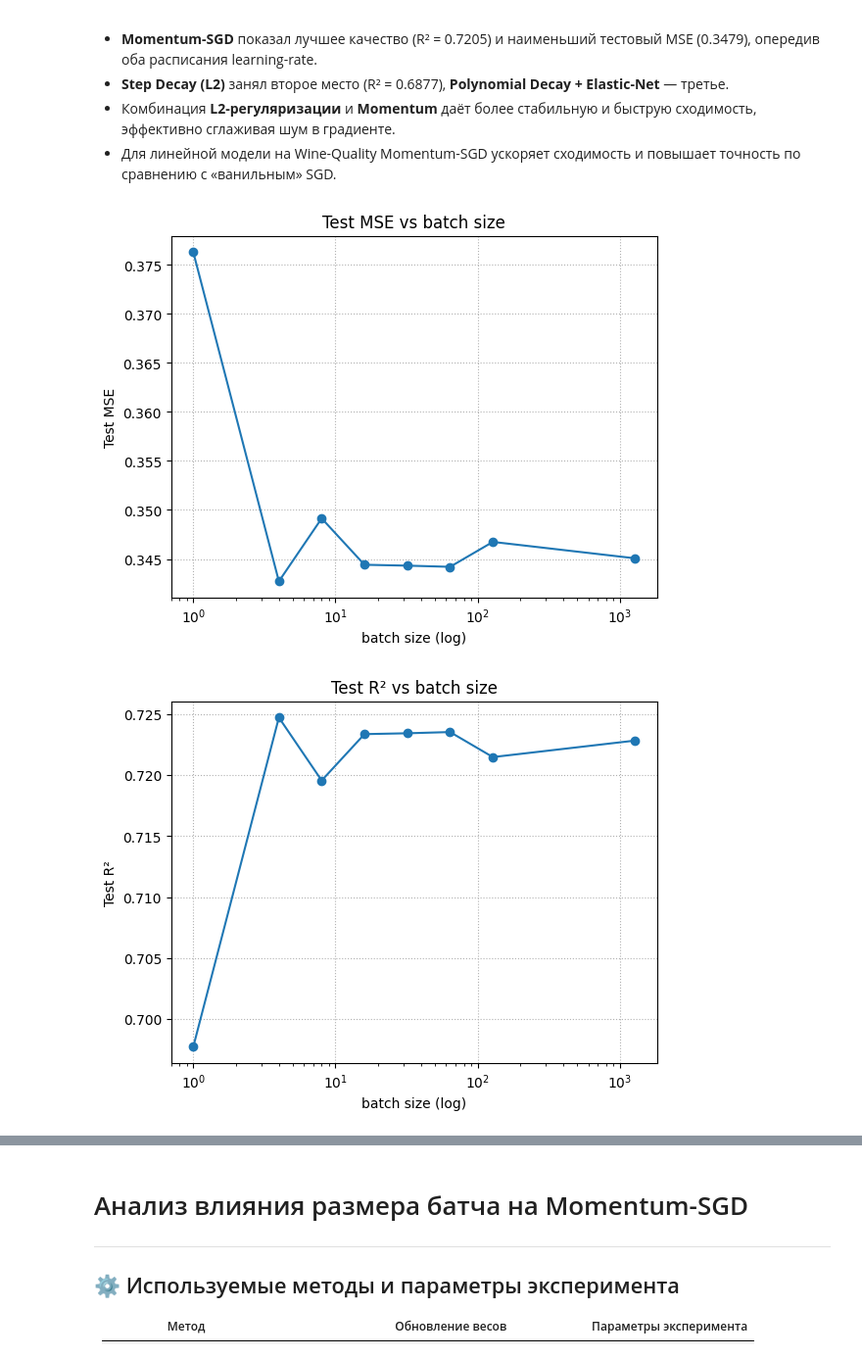
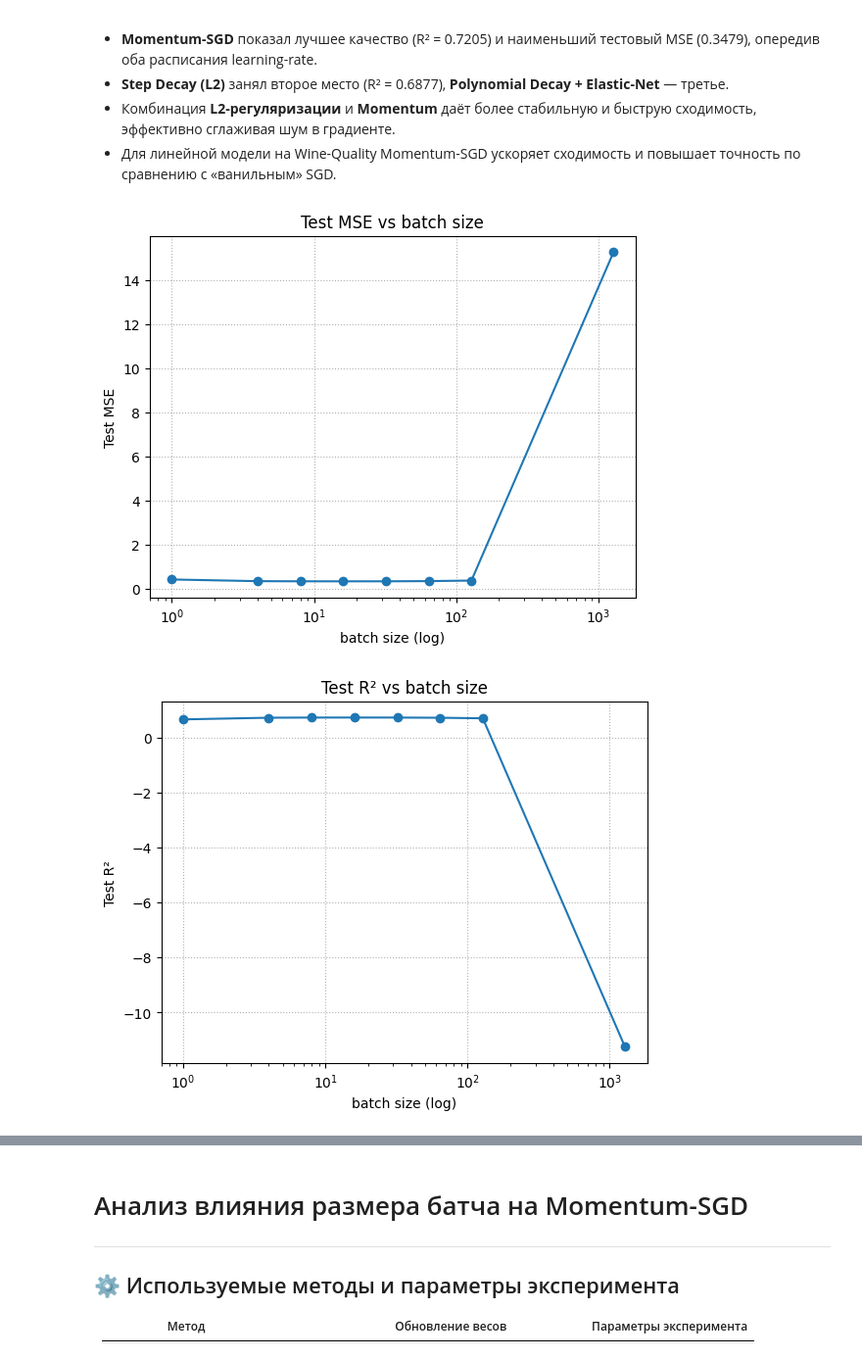
Before and after one commit to bauerexe/lab3, a Jupyter notebook: Dop1.ipynb, the cells around one changed output, grey strips where cells are left out. Shown: that part at 98% size. Cells and saved outputs as stored; diff of their text form; code cells hidden in the pictures.

```diff
--- a/Dop1.ipynb
+++ b/Dop1.ipynb
@@ -134,21 +134,21 @@ SGD step:
 # %%
 """
 Блок с анализом изменения batch_size при использовнии Momentum
 """
 from experiments.batch_analysis import run_batch_experiments
 from core.sgd_variants import Momentum
 from core.schedulers import ConstantScheduler
 schedule = ConstantScheduler(0.0)
 
 results, figs = run_batch_experiments(
     Xtr_s, ytr, Xte_s, yte,
     batch_sizes=[1, 4, 8, 16, 32, 64, 128, len(Xtr_s)],
     lr_schedule=schedule,
     optimizer=Momentum(lr=5e-3, beta=0.9),
-    epochs=8_000,
+    epochs=100,
     plot=True
 )
 import pandas as pd; display(pd.DataFrame(results))
 # %% [output]
-[figure, old version]
+[figure, new version]
-[figure, old version]
+[figure, new version]
```
Also changed, not shown: parts of 3 cells of this notebook, 4 other files.
